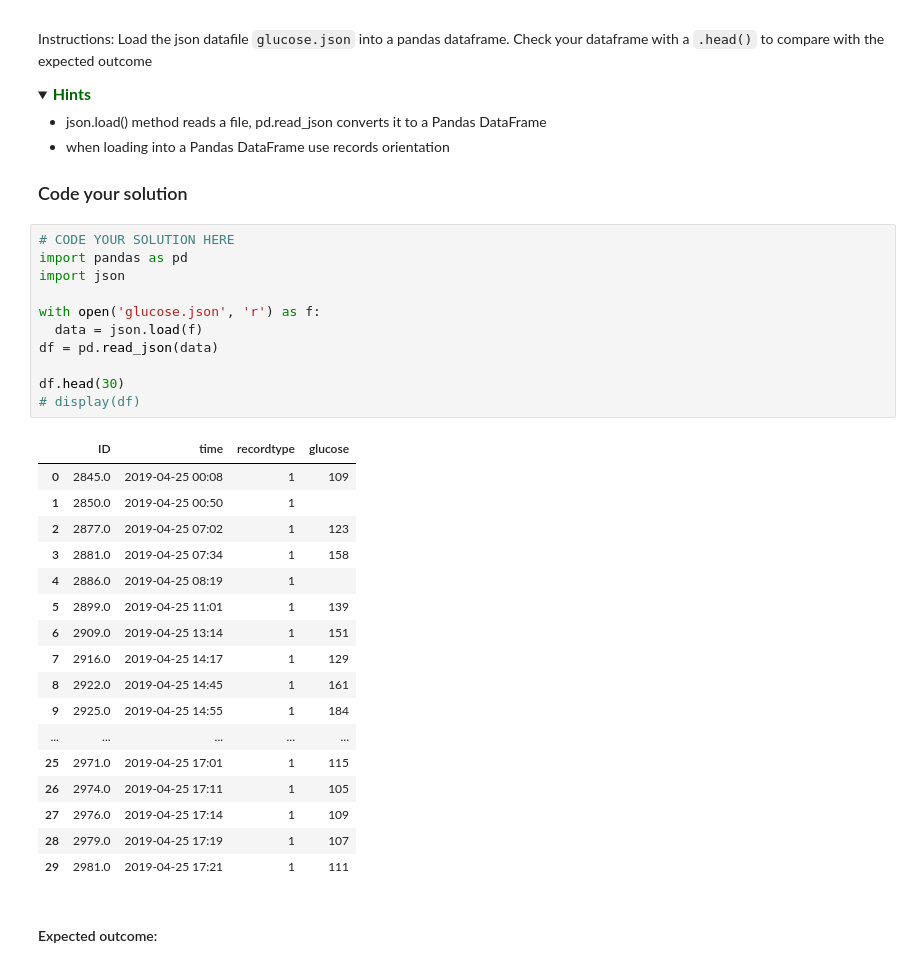
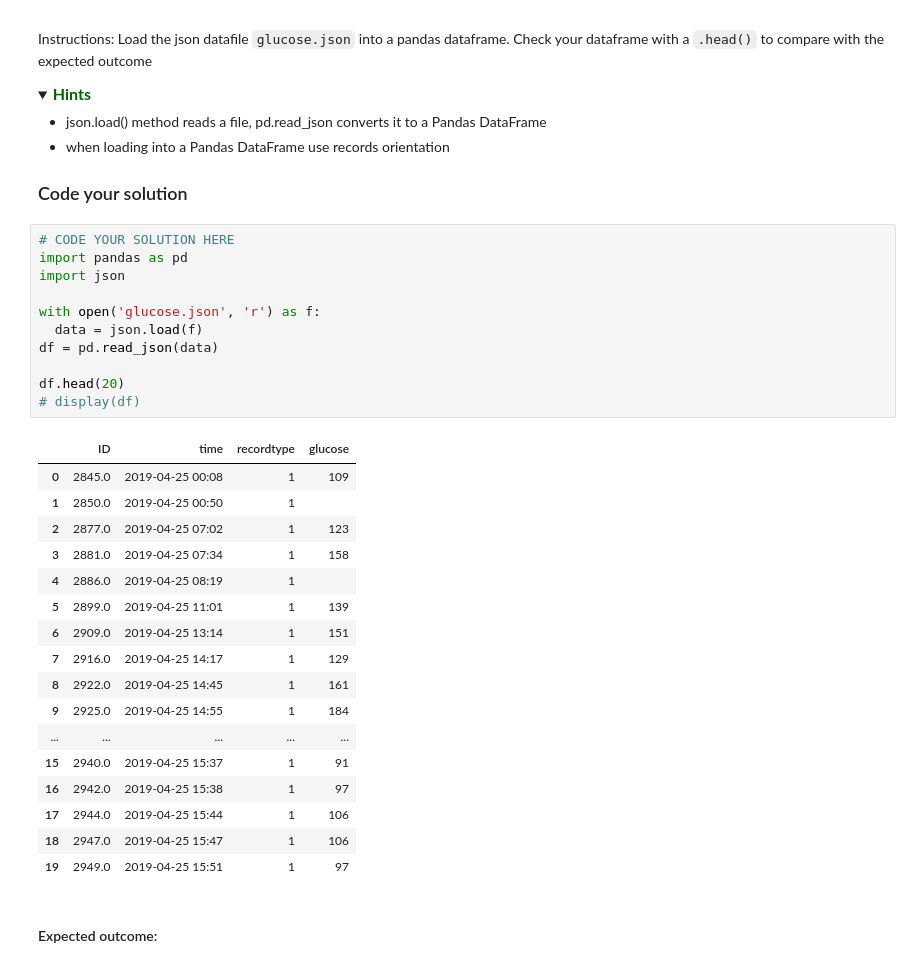
Before and after one commit to shshossain/BFVM19PROG1, a Jupyter notebook: assessments/Assignment_week_02.ipynb, the cells around one changed output. Cells and saved outputs as stored; diff of their text form; folded sections open.

```diff
--- a/assessments/Assignment_week_02.ipynb
+++ b/assessments/Assignment_week_02.ipynb
@@ -46,32 +46,32 @@ Instructions: Load the json datafile `glucose.json` into a pandas dataframe. Che
 # %%
 # CODE YOUR SOLUTION HERE
 import pandas as pd
 import json
 
 with open('glucose.json', 'r') as f:
   data = json.load(f)
 df = pd.read_json(data)
 
-df.head(30)
+df.head(20)
 # display(df)
 # %% [output]
 |  | ID | time | recordtype | glucose |
 | 0 | 2845.0 | 2019-04-25 00:08 | 1 | 109 |
 | 1 | 2850.0 | 2019-04-25 00:50 | 1 |  |
 | 2 | 2877.0 | 2019-04-25 07:02 | 1 | 123 |
 | 3 | 2881.0 | 2019-04-25 07:34 | 1 | 158 |
 | 4 | 2886.0 | 2019-04-25 08:19 | 1 |  |
 | 5 | 2899.0 | 2019-04-25 11:01 | 1 | 139 |
 | 6 | 2909.0 | 2019-04-25 13:14 | 1 | 151 |
 | 7 | 2916.0 | 2019-04-25 14:17 | 1 | 129 |
 | 8 | 2922.0 | 2019-04-25 14:45 | 1 | 161 |
 | 9 | 2925.0 | 2019-04-25 14:55 | 1 | 184 |
 | ... | ... | ... | ... | ... |
-| 25 | 2971.0 | 2019-04-25 17:01 | 1 | 115 |
-| 26 | 2974.0 | 2019-04-25 17:11 | 1 | 105 |
-| 27 | 2976.0 | 2019-04-25 17:14 | 1 | 109 |
-| 28 | 2979.0 | 2019-04-25 17:19 | 1 | 107 |
-| 29 | 2981.0 | 2019-04-25 17:21 | 1 | 111 |
+| 15 | 2940.0 | 2019-04-25 15:37 | 1 | 91 |
+| 16 | 2942.0 | 2019-04-25 15:38 | 1 | 97 |
+| 17 | 2944.0 | 2019-04-25 15:44 | 1 | 106 |
+| 18 | 2947.0 | 2019-04-25 15:47 | 1 | 106 |
+| 19 | 2949.0 | 2019-04-25 15:51 | 1 | 97 |
 # %% [markdown]
 #### Expected outcome:
 # %% [raw]
```
Also changed, not shown: parts of 8 cells of this notebook.
